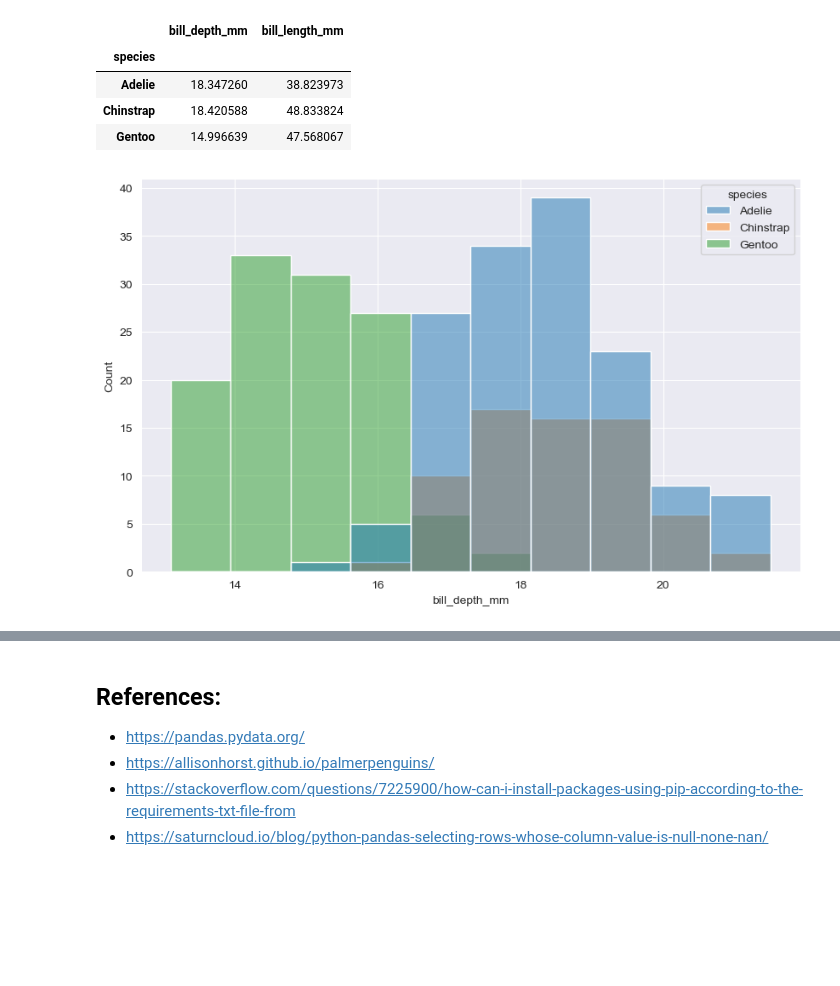
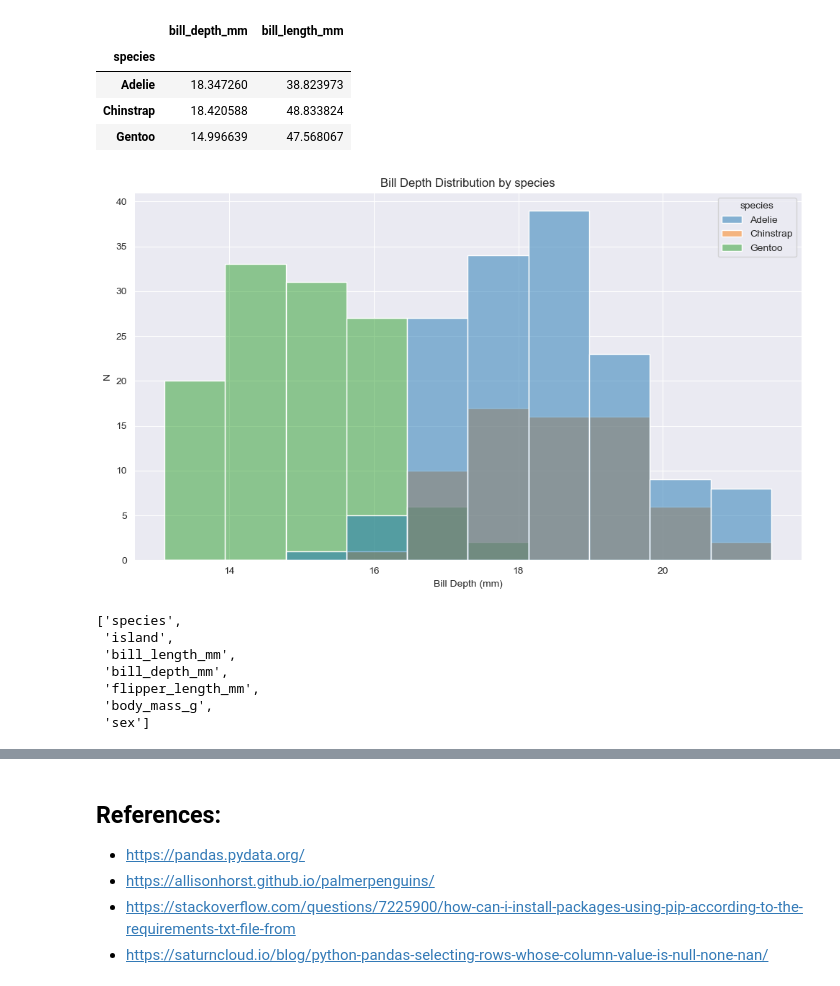
Before and after one commit to Cking313/principals_of_data_analytics, a Jupyter notebook: penguins.ipynb, the cells around one changed output, grey strips where cells are left out. Drawn from its saved outputs; the diff is of its cells as text; code cells hidden in the pictures; blank space fills up the shorter version.

```diff
--- a/penguins.ipynb
+++ b/penguins.ipynb
@@ -179,6 +183,20 @@ df.groupby('species')[['bill_depth_mm', 'bill_length_mm']].agg(np.mean)
 # %%
 plt.figure(figsize=(10,6))
 sns.histplot(data=df, x='bill_depth_mm', hue='species')
+plt.title('Bill Depth Distribution by species')
+plt.ylabel('N')
+plt.xlabel('Bill Depth (mm)')
+plt.tight_layout()
 plt.show()
 # %% [output]
-[figure, old version]
+[figure, new version]
+# %%
+list(df)
+# %% [output]
+['species',
+ 'island',
+ 'bill_length_mm',
+ 'bill_depth_mm',
+ 'flipper_length_mm',
+ 'body_mass_g',
+ 'sex']
```
Also changed, not shown: parts of 6 cells of this notebook.
